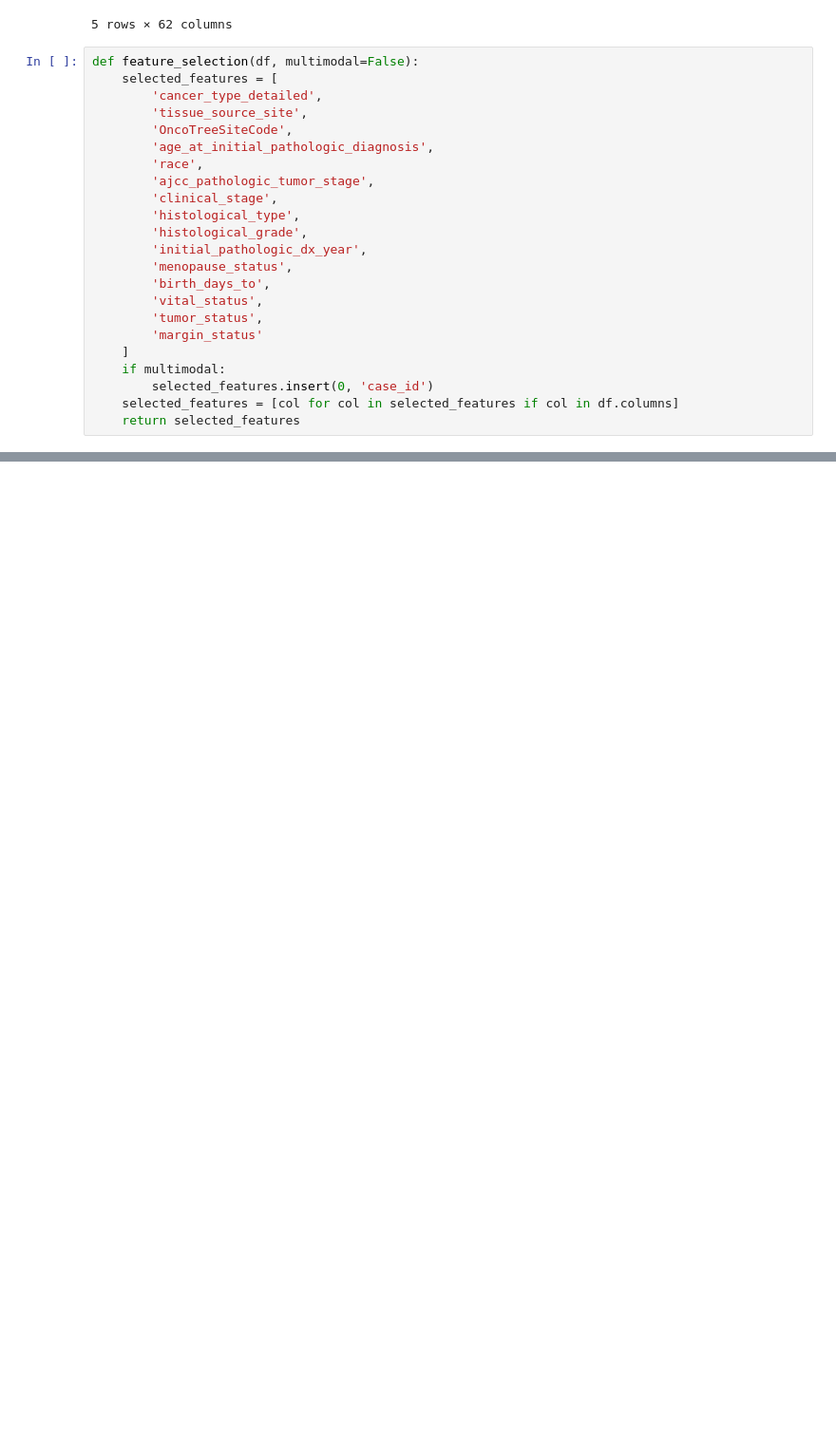
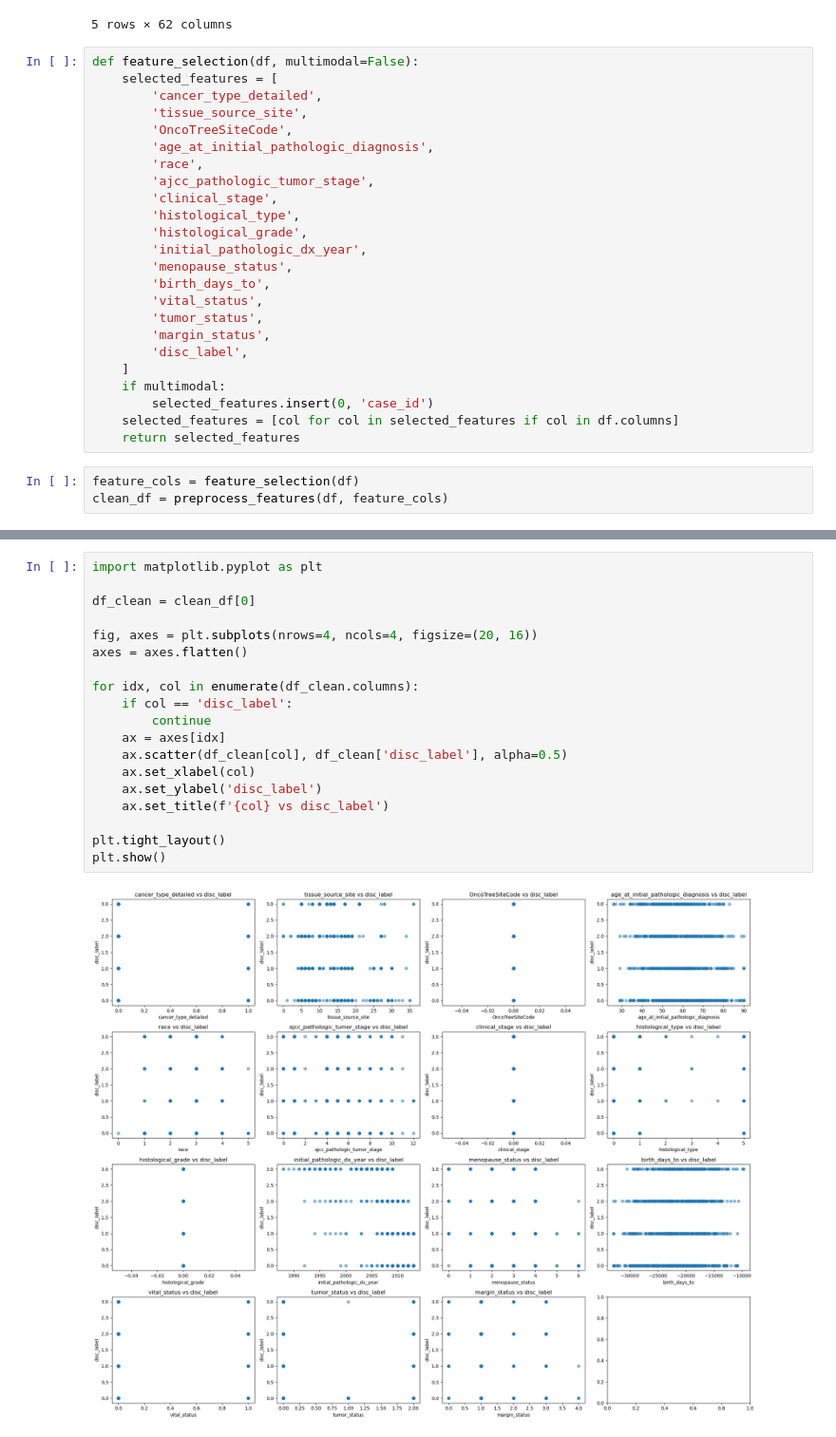
Before and after one commit to liambakar/PredictGenome, a Jupyter notebook: src/investigate_mistake.ipynb, the cells around one changed output, grey strips where cells are left out. Shown: that part at 95% size. Cells and saved outputs as stored; diff of their text form; blank space fills up the shorter version.

```diff
--- a/src/investigate_mistake.ipynb
+++ b/src/investigate_mistake.ipynb
@@ -34,9 +35,13 @@ def feature_selection(df, multimodal=False):
         'birth_days_to',
         'vital_status',
         'tumor_status',
-        'margin_status'
+        'margin_status',
+        'disc_label',
     ]
     if multimodal:
         selected_features.insert(0, 'case_id')
     selected_features = [col for col in selected_features if col in df.columns]
     return selected_features
+# %%
+feature_cols = feature_selection(df)
+clean_df = preprocess_features(df, feature_cols)
@@ -42,0 +72,21 @@ def feature_selection(df, multimodal=False):
+# %%
+import matplotlib.pyplot as plt
+
+df_clean = clean_df[0]
+
+fig, axes = plt.subplots(nrows=4, ncols=4, figsize=(20, 16))
+axes = axes.flatten()
+
+for idx, col in enumerate(df_clean.columns):
+    if col == 'disc_label':
+        continue
+    ax = axes[idx]
+    ax.scatter(df_clean[col], df_clean['disc_label'], alpha=0.5)
+    ax.set_xlabel(col)
+    ax.set_ylabel('disc_label')
+    ax.set_title(f'{col} vs disc_label')
+
+plt.tight_layout()
+plt.show()
+# %% [output]
+[figure, added]
```
Also changed, not shown: parts of 2 cells of this notebook.
